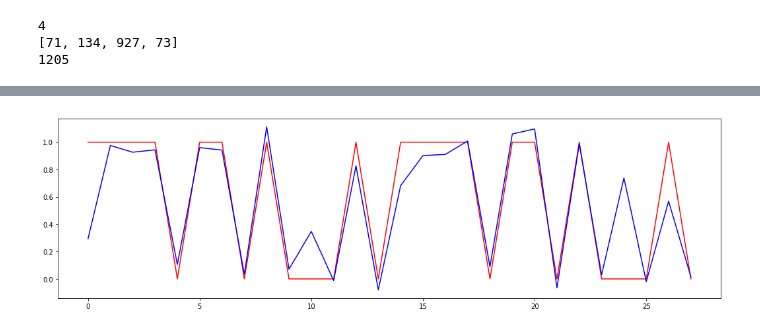
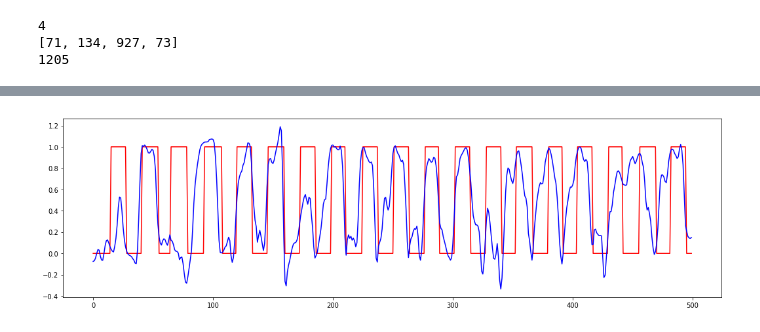
Before and after one commit to czyi/StepCounting, a Jupyter notebook: lstm_dropout_3.ipynb, the cells around one changed output, grey strips where cells are left out. Drawn from its saved outputs; the diff is of its cells as text; code cells hidden in the pictures.

```diff
--- a/lstm_dropout_3.ipynb
+++ b/lstm_dropout_3.ipynb
@@ -154,21 +162,0 @@ print(len(train_x))
-# %%
-step_test_list = []
-for i in range(6,7):
-#     step_test_list.append([i, 1, '1L', 'GD'])
-#     step_test_list.append([i, 1, '1L', 'WC'])
-#     step_test_list.append([i, 1, '2R', 'GD'])
-#     step_test_list.append([i, 1, '2R', 'WC'])
-#     step_test_list.append([i, 2, '1L', 'WC'])
-#     step_test_list.append([i, 2, '2R', 'WC'])
-    step_test_list.append([i, 11, '1L', 'NA'])
-    step_test_list.append([i, 12, '1L', 'NA'])
-    step_test_list.append([i, 13, '1L', 'NA'])
-    step_test_list.append([i, 14, '1L', 'NA'])
-    step_test_list.append([i, 15, '1L', 'NA'])
-    step_test_list.append([i, 11, '2R', 'NA'])
-    step_test_list.append([i, 12, '2R', 'NA'])
-    step_test_list.append([i, 13, '2R', 'NA'])
-    step_test_list.append([i, 14, '2R', 'NA'])
-    step_test_list.append([i, 15, '2R', 'NA'])
-
-print(step_test_list)
@@ -200,11 +242,12 @@ plt.show()
 # %%
-NUM_LAYERS=2
+NUM_LAYERS=3
 
 def LstmCell():
-#     lstm_cell = tf.contrib.rnn.BasicLSTMCell(num_hidden, state_is_tuple=True)
-    lstm_cell = tf.contrib.rnn.BasicLSTMCell(num_hidden)#, forget_bias=1.0)
-    cell = tf.contrib.rnn.DropoutWrapper(lstm_cell, output_keep_prob=0.5)
-    return cell
+    lstm_cell = tf.contrib.rnn.BasicLSTMCell(num_hidden, state_is_tuple=True)
+    return lstm_cell
+#     lstm_cell = tf.contrib.rnn.BasicLSTMCell(num_hidden)#, forget_bias=1.0)
+#     cell = tf.contrib.rnn.DropoutWrapper(lstm_cell, output_keep_prob=0.5)
+#     return cell
 
 graph = tf.Graph()
 with graph.as_default(), tf.device('/gpu:0'):
@@ -218,13 +261,11 @@ with graph.as_default(), tf.device('/gpu:0'):
     }
     biases = {
         'out': tf.Variable(tf.random_normal([num_output]))
-        #'out':tf.Variable(tf.zeros([1]))
     }
 
     def RNN(x, weights, biases):
         x = tf.unstack(x, timesteps, 1)
 
-#         cell = tf.contrib.rnn.MultiRNNCell([cell] * 2)
         cell = tf.contrib.rnn.MultiRNNCell([LstmCell() for _ in range(NUM_LAYERS)])
         outputs, state = tf.nn.dynamic_rnn(cell, X, dtype=tf.float32)
         outputs = tf.transpose(outputs, [1,0,2])
@@ -269,7 +310,7 @@ def cal_accuarcy(y, _y):
     return count*1.0/len(y)
 #     print("train accuarcy : ", count/len(y))
 # %%
-training_steps = 201
+training_steps = 4001
 
 config = tf.ConfigProto(allow_soft_placement=True)
 # config.gpu_options.allocator_type = 'BFC'
@@ -287,7 +328,7 @@ with tf.Session(graph=graph, config=config) as session:
             print('Loss at step %d: %f, train accuarcy : %f' % (step, l, train_accuarcy))
             #train accuarcy
         if (step % 1000 == 0):
-            saver.save(session, 'lstm_check/my-model-gpu-error-metric-dropout2-na-s.ckpt', global_step=step+6000)
+            saver.save(session, 'lstm_check/my-model-gpu-error-metric-nodropout3-wc.ckpt', global_step=step+2000)
         batch_start += batch_size
         if(batch_start>=train_length):
             batch_start -=train_length
@@ -295,6 +336,7 @@ with tf.Session(graph=graph, config=config) as session:
 #     test_loss, test_logits = session.run([loss,logits], feed_dict={X: test_x, Y: test_y})
     test_loss, test_logits = [], []
     for i in range(len(test_x)):
+#         saver.restore(session, tf.train.latest_checkpoint('lstm_check'))
         test_loss_part, test_logits_part = session.run([loss,logits], feed_dict={X: test_x[i], Y: test_y[i]})
         test_loss.append(test_loss_part)
         test_logits.append(test_logits_part)
@@ -306,11 +361,11 @@ Loss at step 200: 0.049392, train accuarcy : 0.937500
 # %%
 plt.figure(figsize=(18, 5))
 start=0
 end=500
-plt.plot([i[0] for i in test_y[start:end]], 'r')
-plt.plot([i[0] for i in test_logits[start:end]], 'b')
+plt.plot([i[0] for i in test_y[100][start:end]], 'r')
+plt.plot([i[0] for i in test_logits[100][start:end]], 'b')
 plt.show()
 # %% [output]
-[figure, old version]
+[figure, new version]
 # %%
 print("test loss : ", test_loss)
```
Also changed, not shown: parts of 16 cells of this notebook, 55 other files.
